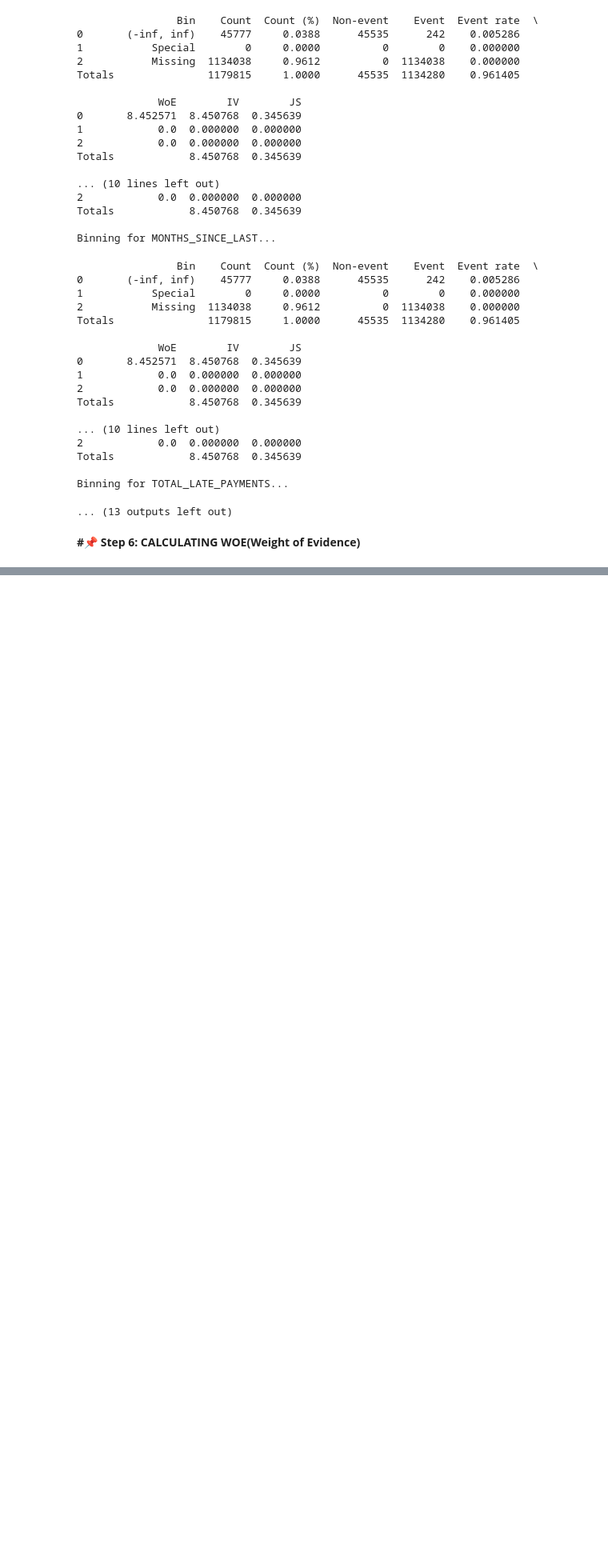
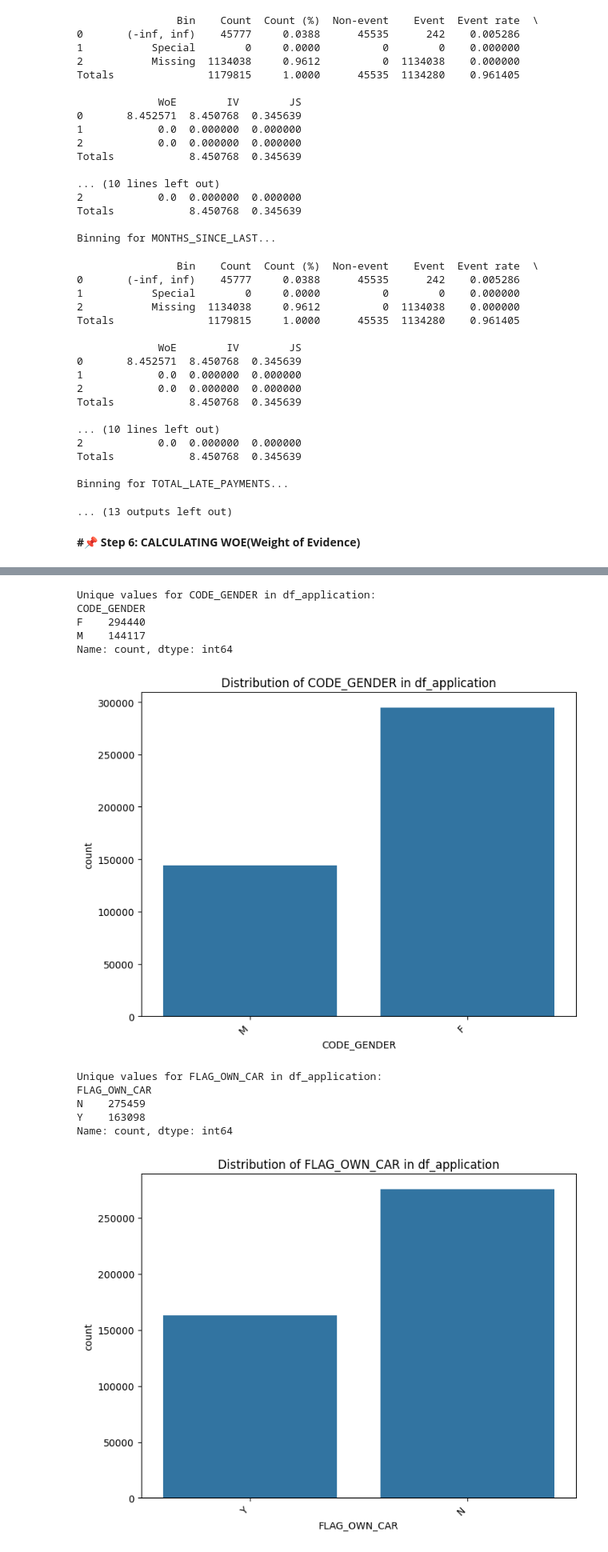
Before and after one commit to mabhipsa12/Scorecard-Project, a Jupyter notebook: scorecard_project.ipynb, the cells around one changed output, grey strips where cells are left out. Shown at 80% size. Saved outputs shown, nothing was run; the diff lists cells and outputs as text; code cells hidden in the pictures; blank space fills up the shorter version.

```diff
--- a/scorecard_project.ipynb
+++ b/scorecard_project.ipynb
@@ -723,0 +825,38 @@ plt.show()
+# %%
+import matplotlib.pyplot as plt
+import seaborn as sns
+
+# Explore the unique values of categorical features in df_application
+categorical_features_application = df_application.select_dtypes(include=['object'])
+for column in categorical_features_application.columns:
+    print(f"\nUnique values for {column} in df_application:")
+    print(df_application[column].value_counts())
+    plt.figure(figsize=(8, 6))
+    sns.countplot(x=column, data=df_application)
+    plt.title(f'Distribution of {column} in df_application')
+    plt.xticks(rotation=45, ha='right')
+    plt.show()
+
+# Explore the unique values of categorical features in df_credit
+categorical_features_credit = df_credit.select_dtypes(include=['object'])
+for column in categorical_features_credit.columns:
+    print(f"\nUnique values for {column} in df_credit:")
+    print(df_credit[column].value_counts())
+    plt.figure(figsize=(8, 6))
+    sns.countplot(x=column, data=df_credit)
+    plt.title(f'Distribution of {column} in df_credit')
+    plt.xticks(rotation=45, ha='right')
+    plt.show()
+# %% [output]
+Unique values for CODE_GENDER in df_application:
+CODE_GENDER
+F    294440
+M    144117
+Name: count, dtype: int64
+[figure, added]
+Unique values for FLAG_OWN_CAR in df_application:
+FLAG_OWN_CAR
+N    275459
+Y    163098
+Name: count, dtype: int64
+[figure, added]
```
Also changed, not shown: parts of 62 cells of this notebook.
